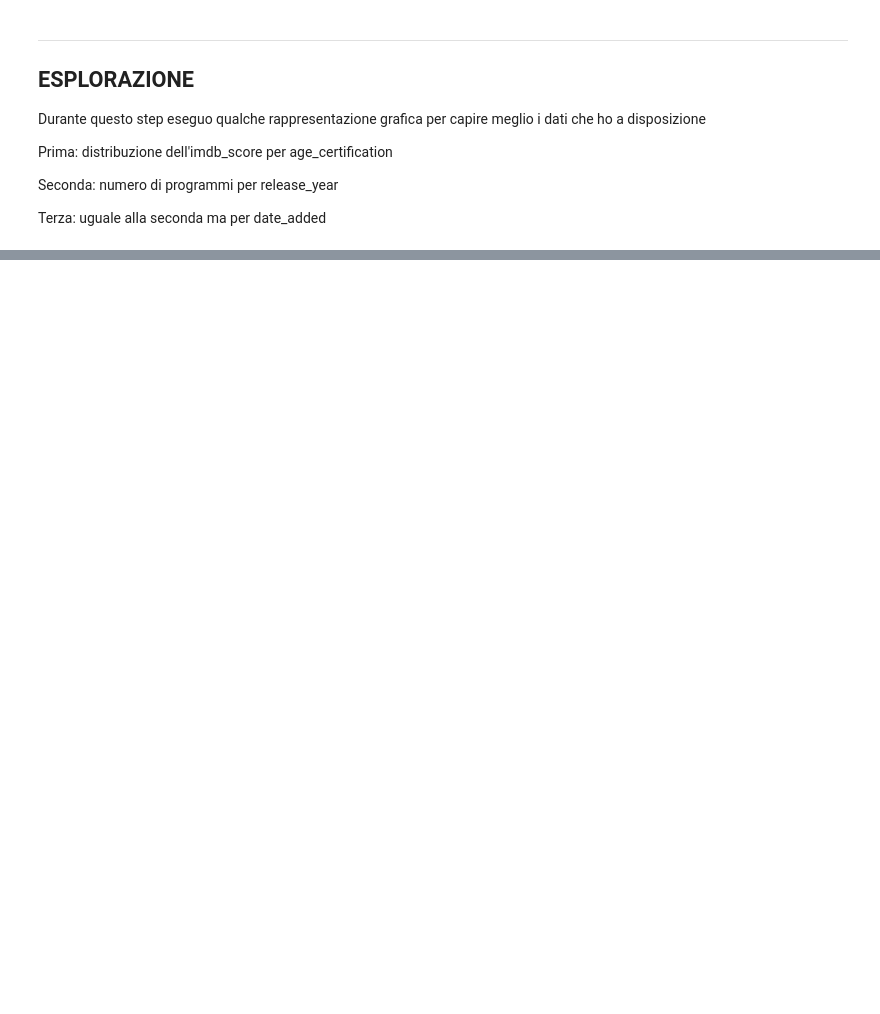
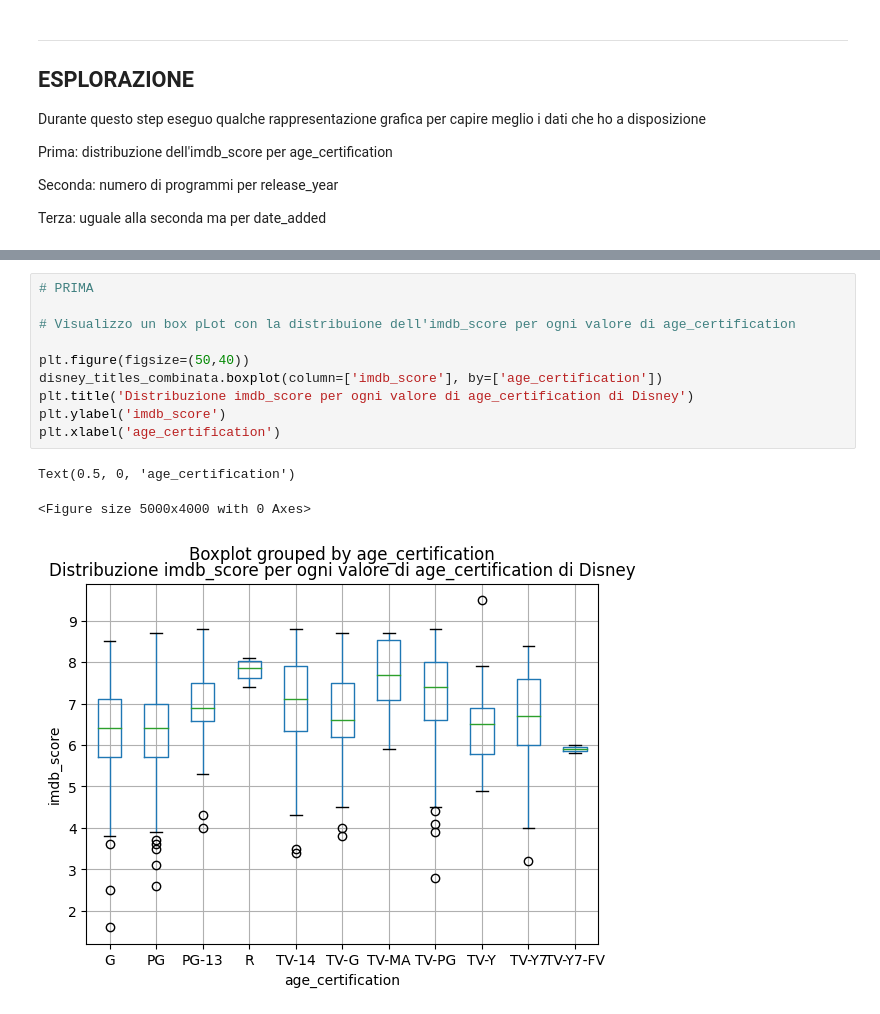
Before and after one commit to edotaggaedo/Progetto_finale_IDS, a Jupyter notebook: Progetto_Finale/ProgFin.ipynb, the cells around one changed output, grey strips where cells are left out. Drawn from its saved outputs; the diff is of its cells as text; blank space fills up the shorter version.

```diff
--- a/Progetto_Finale/ProgFin.ipynb
+++ b/Progetto_Finale/ProgFin.ipynb
@@ -309,0 +317,14 @@ TypeError: 'value' must be an instance of str or bytes, not a float
+# %%
+# PRIMA
+
+# Visualizzo un box pLot con la distribuione dell'imdb_score per ogni valore di age_certification
+
+plt.figure(figsize=(50,40))
+disney_titles_combinata.boxplot(column=['imdb_score'], by=['age_certification'])
+plt.title('Distribuzione imdb_score per ogni valore di age_certification di Disney')
+plt.ylabel('imdb_score')
+plt.xlabel('age_certification')
+# %% [output]
+Text(0.5, 0, 'age_certification')
+<Figure size 5000x4000 with 0 Axes>
+[figure, added]
```
Also changed, not shown: parts of 9 cells of this notebook.
